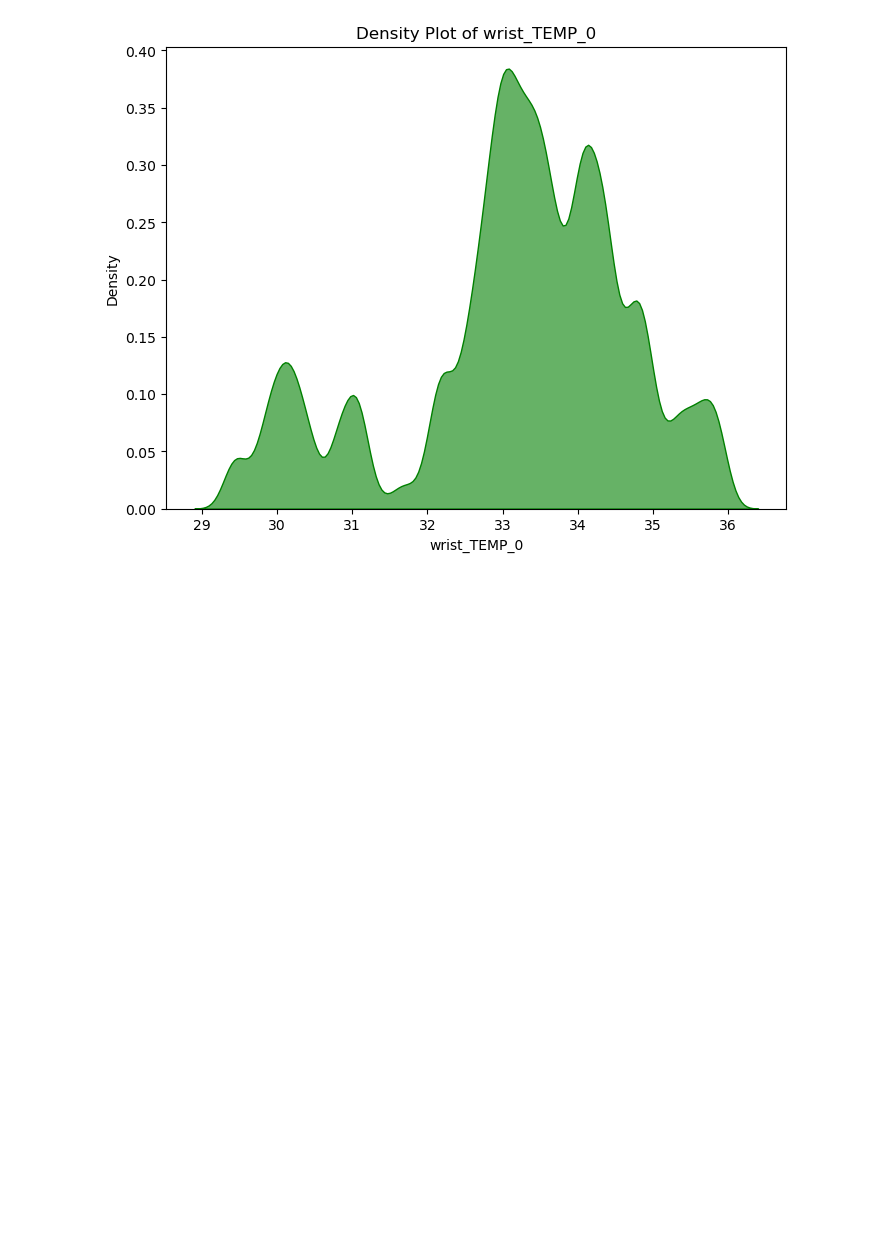
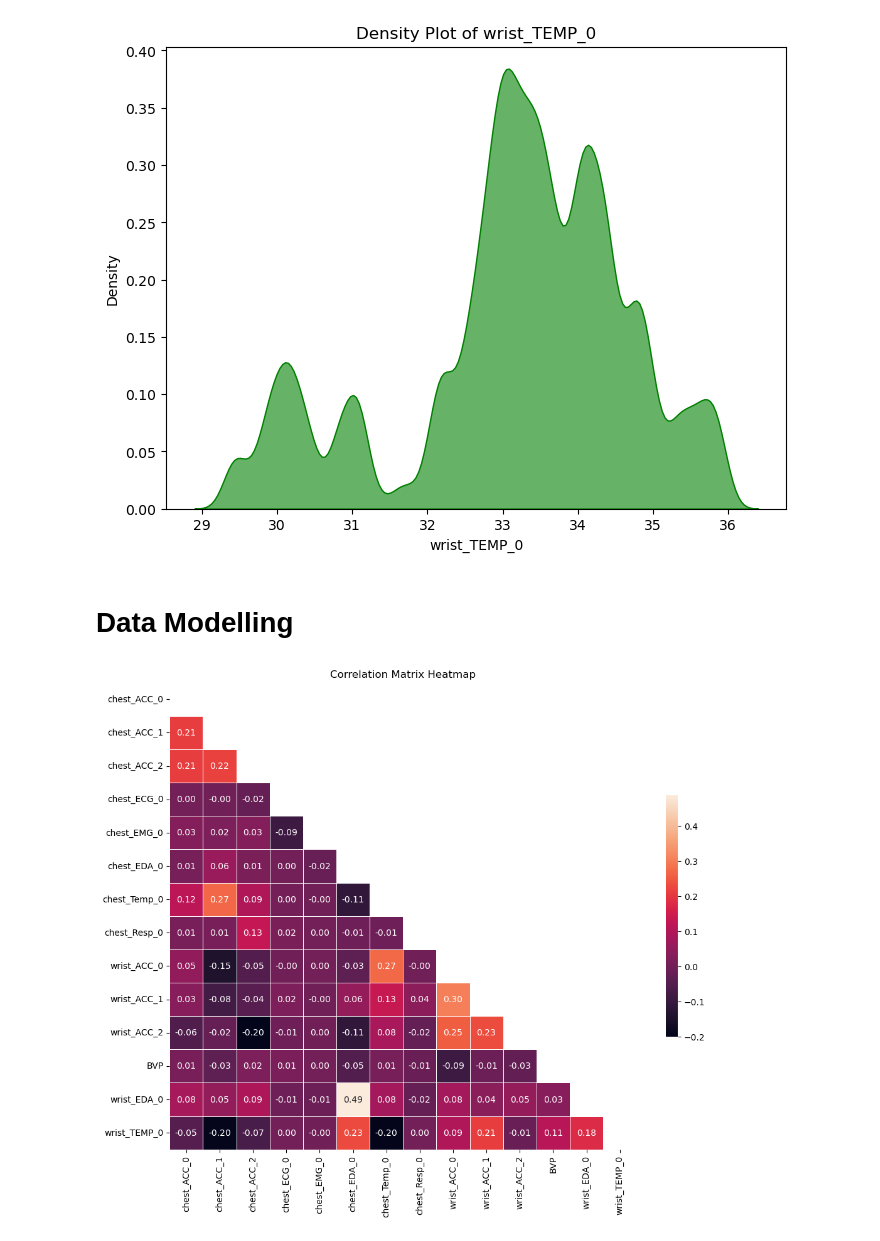
Before and after one commit to Tarun0114/stress-affect-regression, a Jupyter notebook: code.ipynb, the cells around one changed output. Saved outputs shown, nothing was run; the diff lists cells and outputs as text; code cells hidden in the pictures; blank space fills up the shorter version.

Commit message:
Data Modelling

```diff
--- a/code.ipynb
+++ b/code.ipynb
@@ -227,3 +230,16 @@ plt.ylabel('Density')
 plt.show()
 # %% [output]
 [figure]
+# %% [markdown]
+# Data Modelling
+# %%
+df.drop(columns=['subject'], inplace=True)
+
+corr_matrix = df.corr()
+mask = np.triu(np.ones_like(corr_matrix, dtype=bool))
+plt.figure(figsize=(12, 10))
+sns.heatmap(corr_matrix, mask=mask, annot=True, fmt=".2f", square=True, linewidths=.5, cbar_kws={"shrink": .5})
+plt.title('Correlation Matrix Heatmap')
+plt.show()
+# %% [output]
+[figure, added]
```
Also changed, not shown: parts of 5 cells of this notebook.
